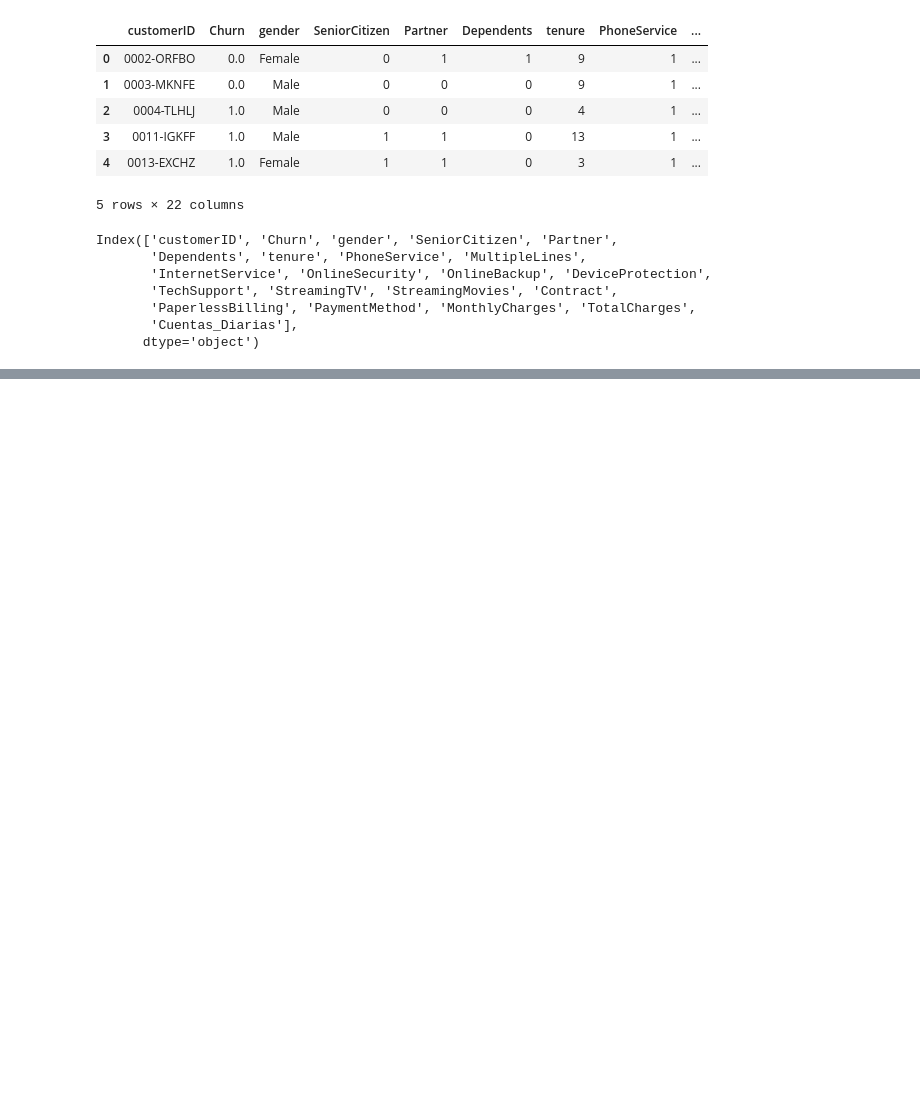
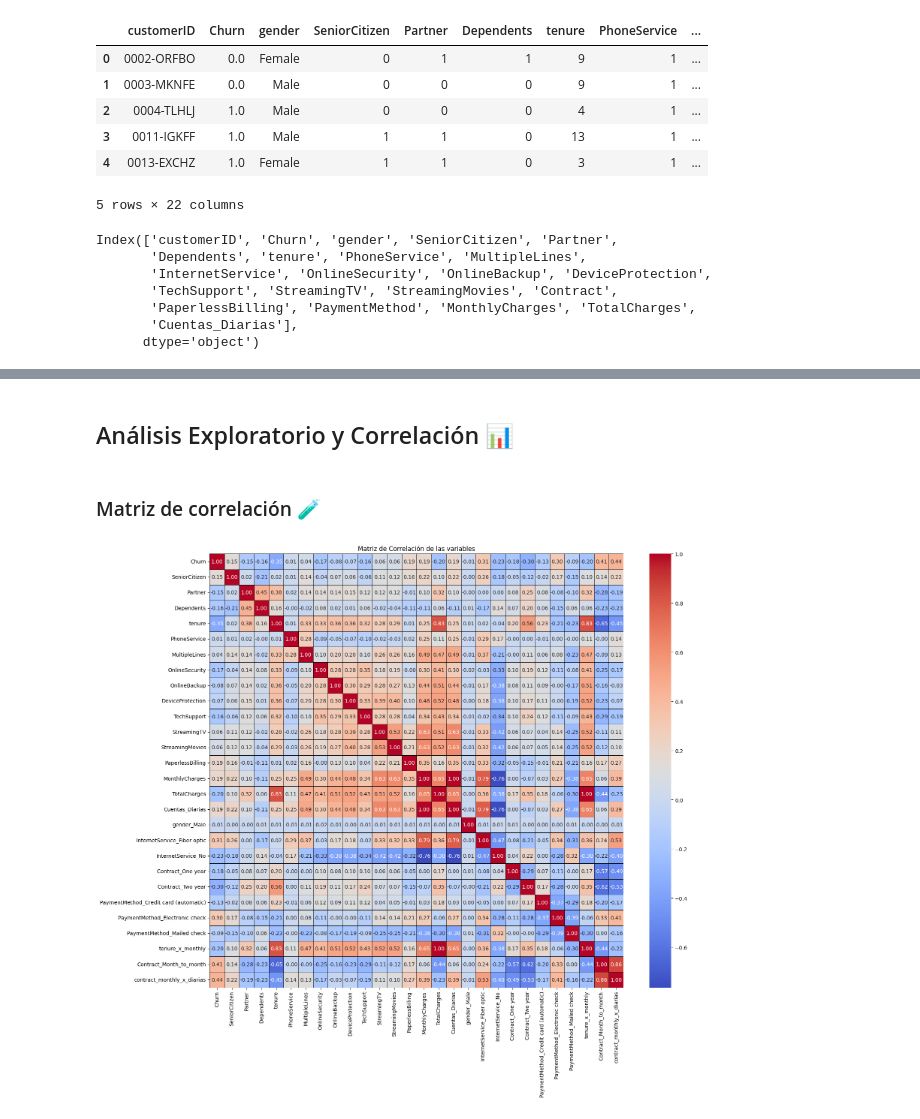
Before and after one commit to AMG-AA/challenge-Telecom2-ml, a Jupyter notebook: Challenge_TelecomX_2.ipynb, the cells around one changed output, grey strips where cells are left out. Saved outputs shown, nothing was run; the diff lists cells and outputs as text; code cells hidden in the pictures; blank space fills up the shorter version.

```diff
--- a/Challenge_TelecomX_2.ipynb
+++ b/Challenge_TelecomX_2.ipynb
@@ -42,0 +278,22 @@ Index(['customerID', 'Churn', 'gender', 'SeniorCitizen', 'Partner',
+# %% [markdown]
+## Análisis Exploratorio y Correlación 📊
+# %% [markdown]
+### Matriz de correlación 🧪
+# %%
+import seaborn as sns
+import matplotlib.pyplot as plt
+
+# Calcular la matriz de correlación
+correlation_matrix = df_encoded.corr()
+
+plt.figure(figsize=(17, 15))
+
+sns.heatmap(correlation_matrix, annot=True, cmap='coolwarm', fmt='.2f',
+            linewidths=0.5, linecolor='black')
+
+plt.title('Matriz de Correlación de las variables')
+plt.tight_layout()
+plt.savefig('reports/matriz_correlacion_variables.png', dpi=300, bbox_inches="tight")
+plt.show()
+# %% [output]
+[figure, added]
```
Also changed, not shown: parts of 131 cells of this notebook, 27 other files.
